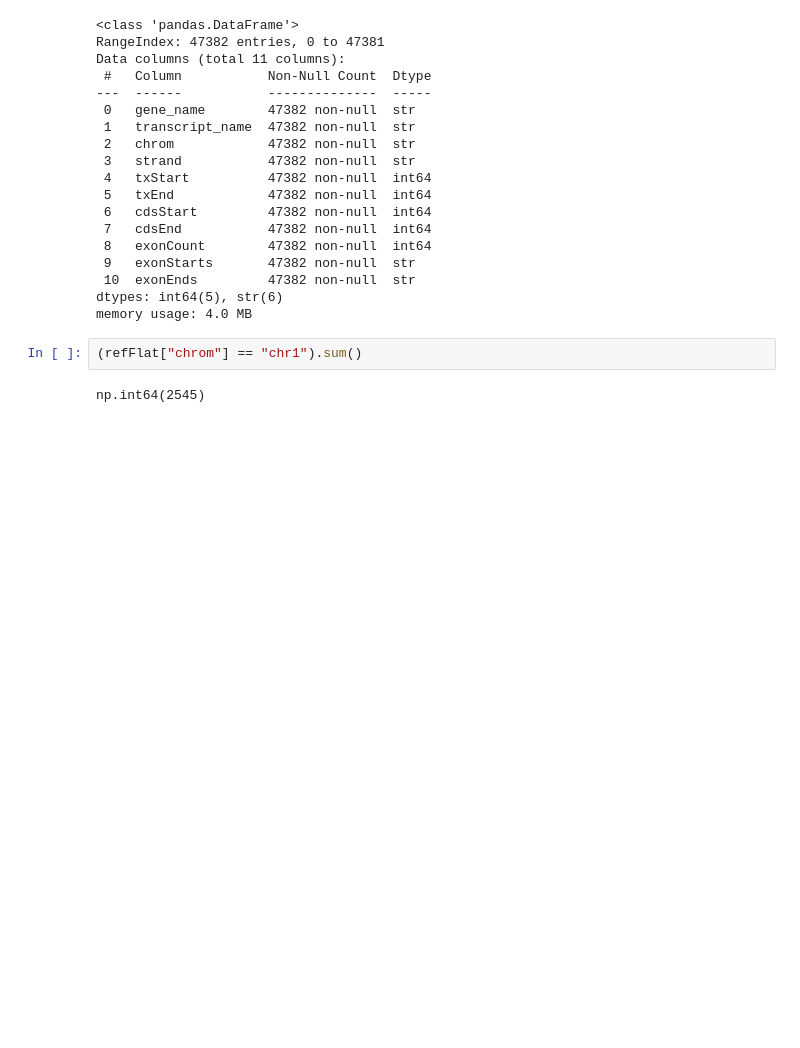
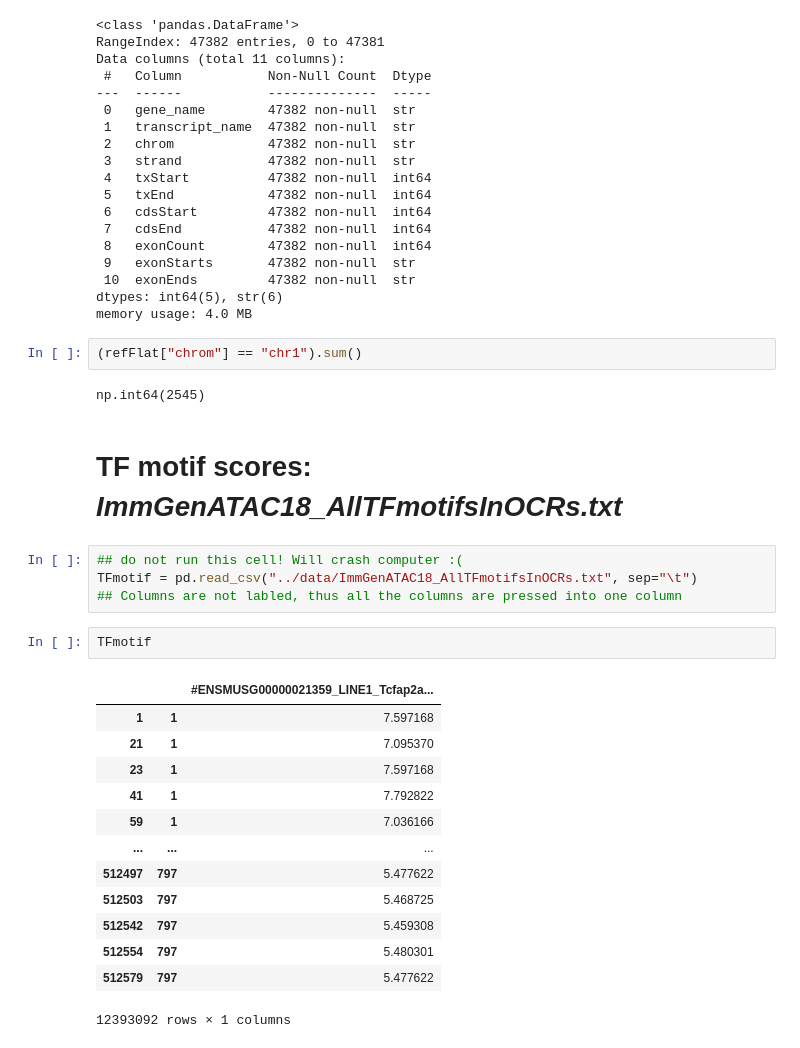
Before and after one commit to datascience-mobi-2026/topic04_team03, a Jupyter notebook: jupyter_peter.ipynb, the cells around one changed output. Cells and saved outputs as stored; diff of their text form; blank space fills up the shorter version.

Commit message:
Reading TFmotif scores

```diff
--- a/jupyter_peter.ipynb
+++ b/jupyter_peter.ipynb
@@ -168,3 +294,25 @@ memory usage: 4.0 MB
 (refFlat["chrom"] == "chr1").sum()
 # %% [output]
 np.int64(2545)
+# %% [markdown]
+# TF motif scores: *ImmGenATAC18_AllTFmotifsInOCRs.txt*
+# %%
+## do not run this cell! Will crash computer :(
+TFmotif = pd.read_csv("../data/ImmGenATAC18_AllTFmotifsInOCRs.txt", sep="\t")
+## Columns are not labled, thus all the columns are pressed into one column
+# %%
+TFmotif
+# %% [output]
+|  |  | #ENSMUSG00000021359_LINE1_Tcfap2a... |
+| 1 | 1 | 7.597168 |
+| 21 | 1 | 7.095370 |
+| 23 | 1 | 7.597168 |
+| 41 | 1 | 7.792822 |
+| 59 | 1 | 7.036166 |
+| ... | ... | ... |
+| 512497 | 797 | 5.477622 |
+| 512503 | 797 | 5.468725 |
+| 512542 | 797 | 5.459308 |
+| 512554 | 797 | 5.480301 |
+| 512579 | 797 | 5.477622 |
+12393092 rows × 1 columns
```
Also changed, not shown: parts of 19 cells of this notebook.
